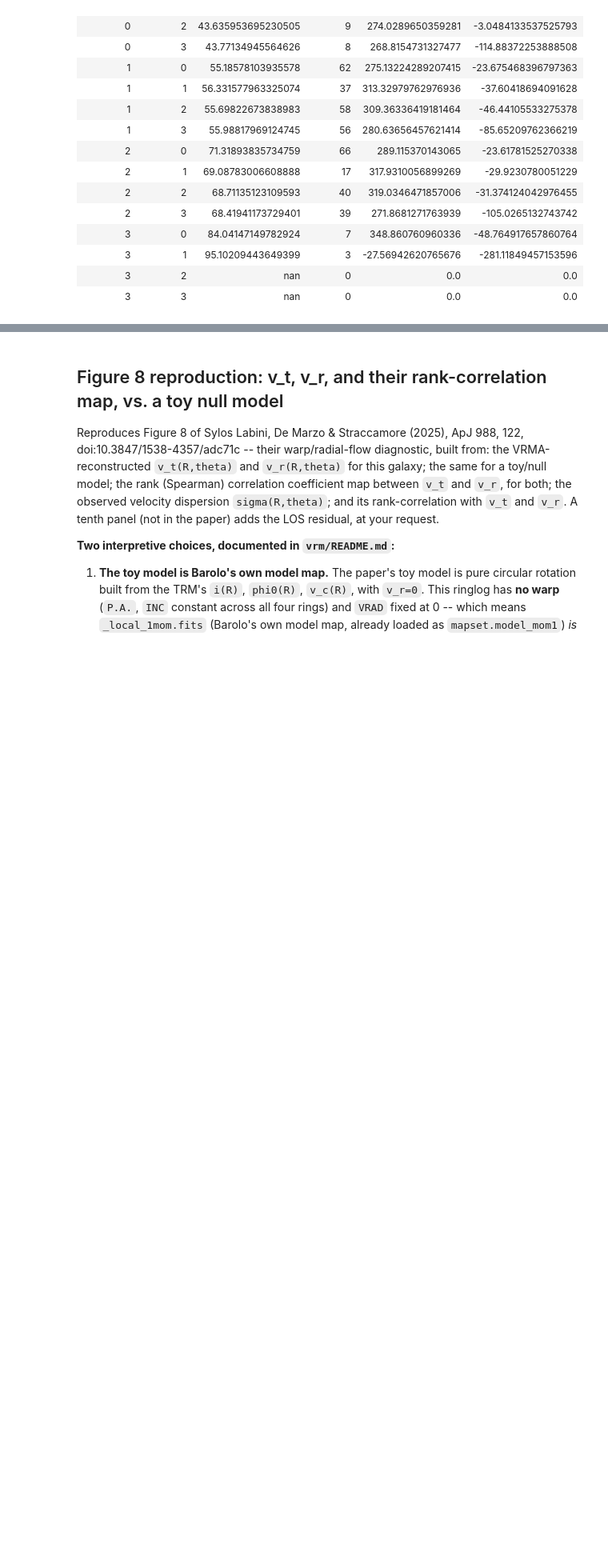
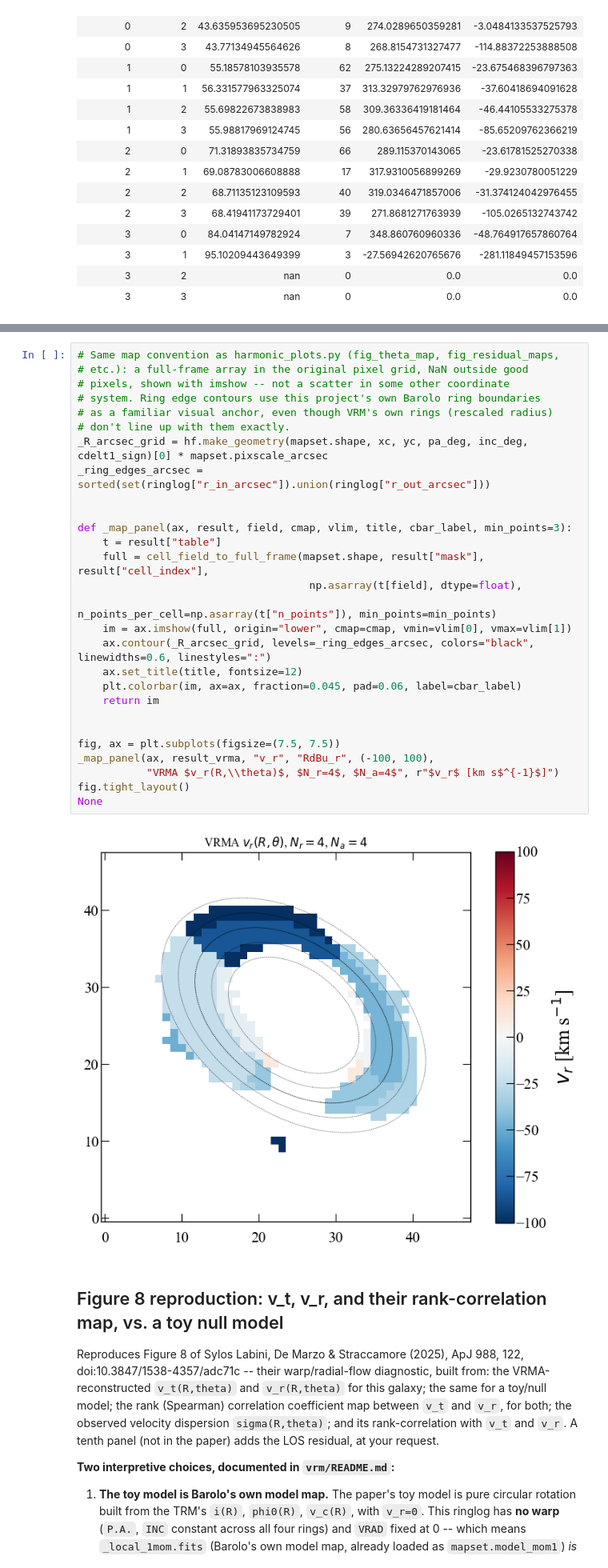
Before and after one commit to Suvajit-Sardar/SM_harmonic_fit, a Jupyter notebook: vrm_pipeline.ipynb, the cells around one changed output, grey strips where cells are left out. Shown at 80% size. Drawn from its saved outputs; the diff is of its cells as text; blank space fills up the shorter version.

```diff
--- a/vrm_pipeline.ipynb
+++ b/vrm_pipeline.ipynb
@@ -209,3 +173,33 @@ None
+# %%
+# Same map convention as harmonic_plots.py (fig_theta_map, fig_residual_maps,
+# etc.): a full-frame array in the original pixel grid, NaN outside good
+# pixels, shown with imshow -- not a scatter in some other coordinate
+# system. Ring edge contours use this project's own Barolo ring boundaries
+# as a familiar visual anchor, even though VRM's own rings (rescaled radius)
+# don't line up with them exactly.
+_R_arcsec_grid = hf.make_geometry(mapset.shape, xc, yc, pa_deg, inc_deg, cdelt1_sign)[0] * mapset.pixscale_arcsec
+_ring_edges_arcsec = sorted(set(ringlog["r_in_arcsec"]).union(ringlog["r_out_arcsec"]))
+
+
+def _map_panel(ax, result, field, cmap, vlim, title, cbar_label, min_points=3):
+    t = result["table"]
+    full = cell_field_to_full_frame(mapset.shape, result["mask"], result["cell_index"],
+                                     np.asarray(t[field], dtype=float),
+                                     n_points_per_cell=np.asarray(t["n_points"]), min_points=min_points)
+    im = ax.imshow(full, origin="lower", cmap=cmap, vmin=vlim[0], vmax=vlim[1])
+    ax.contour(_R_arcsec_grid, levels=_ring_edges_arcsec, colors="black", linewidths=0.6, linestyles=":")
+    ax.set_title(title, fontsize=12)
+    plt.colorbar(im, ax=ax, fraction=0.045, pad=0.06, label=cbar_label)
+    return im
+
+
+fig, ax = plt.subplots(figsize=(7.5, 7.5))
+_map_panel(ax, result_vrma, "v_r", "RdBu_r", (-100, 100),
+           "VRMA $v_r(R,\\theta)$, $N_r=4$, $N_a=4$", r"$v_r$ [km s$^{-1}$]")
+fig.tight_layout()
+None
+# %% [output]
+[figure, added]
 # %% [markdown]
 ## Figure 8 reproduction: v_t, v_r, and their rank-correlation map, vs. a toy null model
 
```
Also changed, not shown: parts of 5 cells of this notebook, 2 other files.
